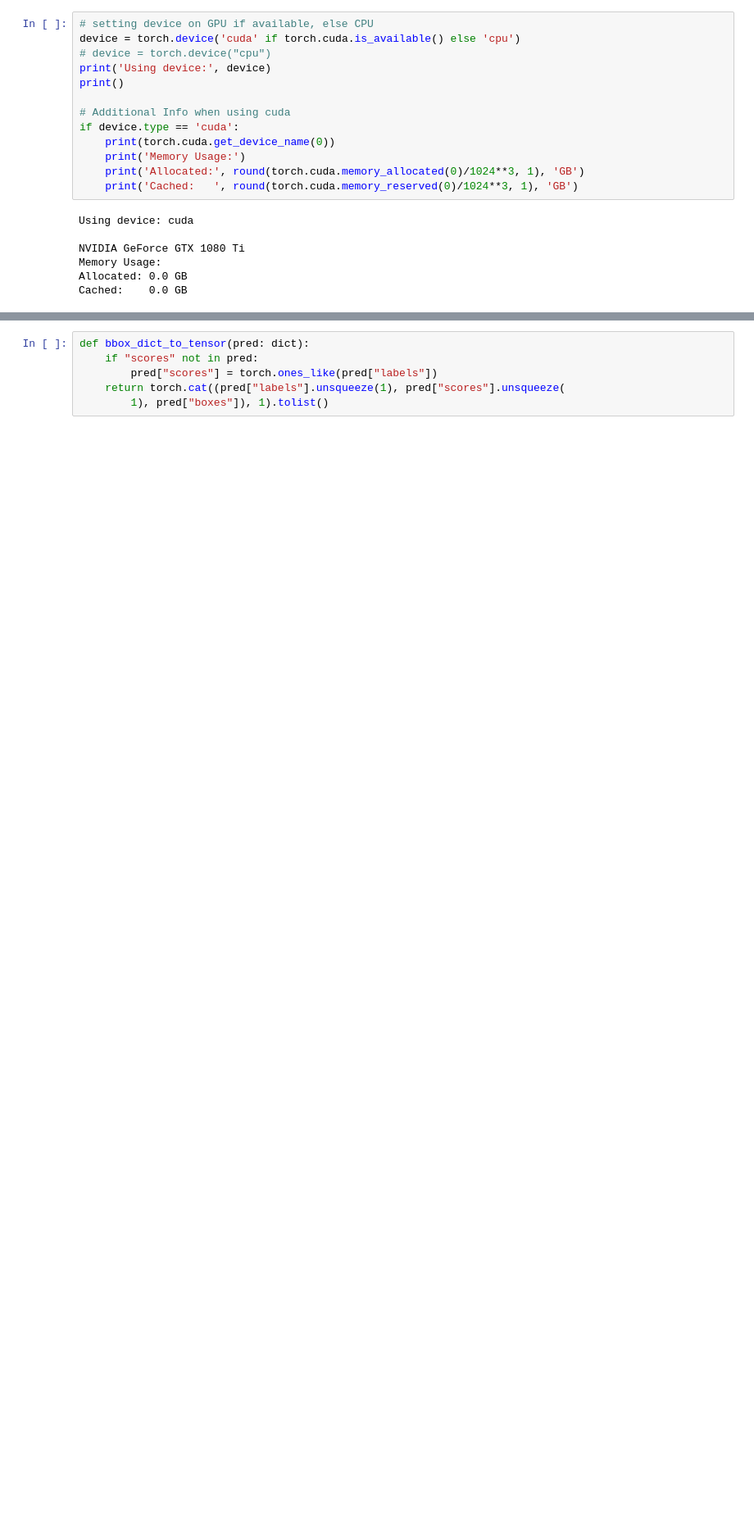
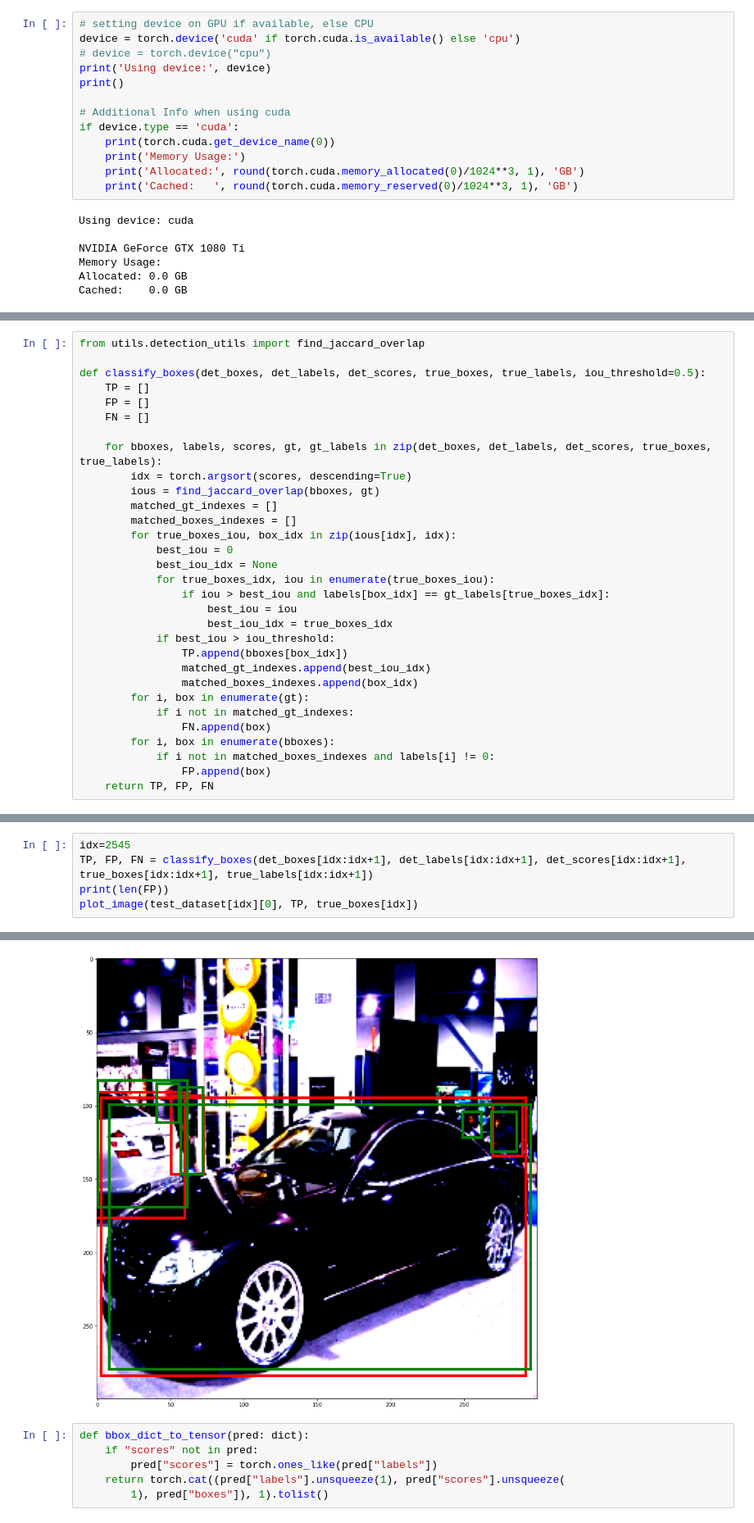
Before and after one commit to vlasakjiri/uncertainty-estimations, a Jupyter notebook: detection.ipynb, the cells around one changed output, grey strips where cells are left out. Shown at 82% size. Saved outputs shown, nothing was run; the diff lists cells and outputs as text; blank space fills up the shorter version.

```diff
--- a/detection.ipynb
+++ b/detection.ipynb
@@ -160,0 +255,31 @@ FasterRCNN(
+# %%
+from utils.detection_utils import find_jaccard_overlap
+
+def classify_boxes(det_boxes, det_labels, det_scores, true_boxes, true_labels, iou_threshold=0.5):
+    TP = []
+    FP = []
+    FN = []
+
+    for bboxes, labels, scores, gt, gt_labels in zip(det_boxes, det_labels, det_scores, true_boxes, true_labels):
+        idx = torch.argsort(scores, descending=True)
+        ious = find_jaccard_overlap(bboxes, gt)
+        matched_gt_indexes = []
+        matched_boxes_indexes = []
+        for true_boxes_iou, box_idx in zip(ious[idx], idx):
+            best_iou = 0
+            best_iou_idx = None
+            for true_boxes_idx, iou in enumerate(true_boxes_iou):
+                if iou > best_iou and labels[box_idx] == gt_labels[true_boxes_idx]:
+                    best_iou = iou
+                    best_iou_idx = true_boxes_idx
+            if best_iou > iou_threshold:
+                TP.append(bboxes[box_idx])
+                matched_gt_indexes.append(best_iou_idx)
+                matched_boxes_indexes.append(box_idx)
+        for i, box in enumerate(gt):
+            if i not in matched_gt_indexes:
+                FN.append(box)
+        for i, box in enumerate(bboxes):
+            if i not in matched_boxes_indexes and labels[i] != 0:
+                FP.append(box)
+    return TP, FP, FN
@@ -160,0 +368,6 @@ FasterRCNN(
+# %%
+idx=2545
+TP, FP, FN = classify_boxes(det_boxes[idx:idx+1], det_labels[idx:idx+1], det_scores[idx:idx+1], true_boxes[idx:idx+1], true_labels[idx:idx+1])
+print(len(FP))
+plot_image(test_dataset[idx][0], TP, true_boxes[idx])
+# %% [output]
@@ -161,3 +376,4 @@ FasterRCNN(
+[figure, added]
 # %%
 def bbox_dict_to_tensor(pred: dict):
     if "scores" not in pred:
```
Also changed, not shown: parts of 29 cells of this notebook, 9 other files.
